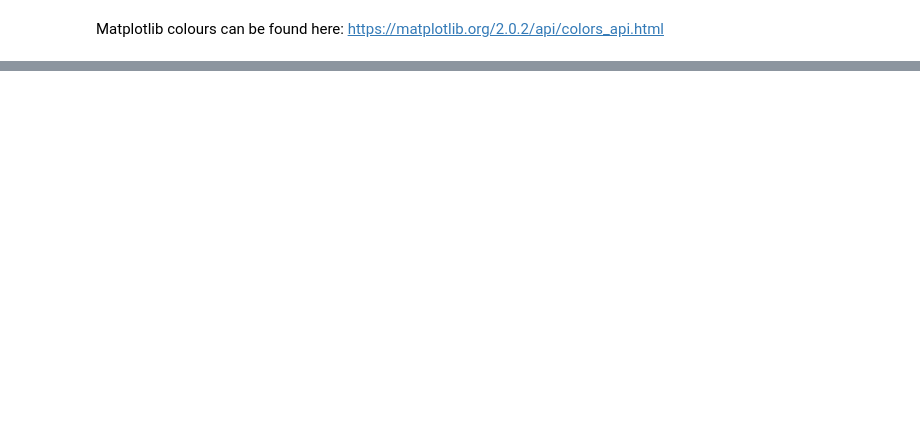
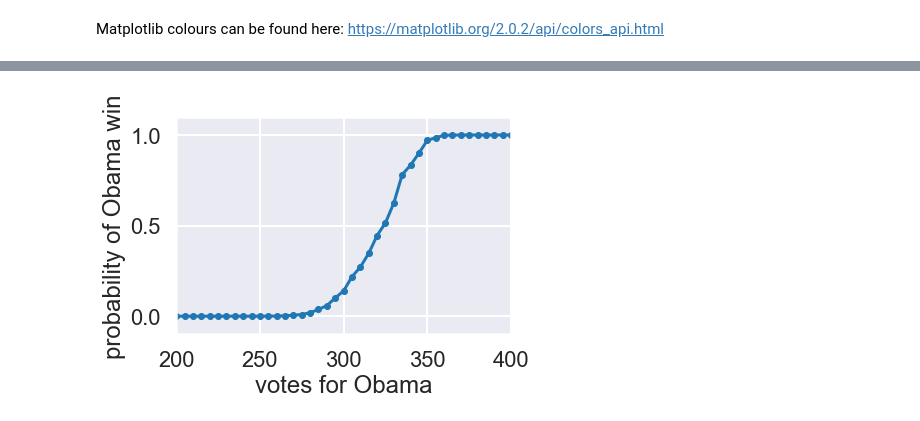
Before and after one commit to chhart/April20-CS109, a Jupyter notebook: Lab 3/13_05 Lab3 Probability.ipynb, the cells around one changed output, grey strips where cells are left out. Drawn from its saved outputs; the diff is of its cells as text; code cells hidden in the pictures; blank space fills up the shorter version.

Commit message:
finishing off probability

```diff
--- a/Lab 3/13_05 Lab3 Probability.ipynb
+++ b/Lab 3/13_05 Lab3 Probability.ipynb
@@ -121,0 +154,4 @@ Matplotlib colours can be found here: https://matplotlib.org/2.0.2/api/colors_ap
+# %%
+CDF = lambda x: np.float(np.sum(result < x))/result.shape[0]
+for votes in [200, 300, 320, 340, 360, 400, 500]:
+    print("Obama Win CDF at votes=", votes, " is ", CDF(votes))
@@ -121,0 +166,10 @@ Matplotlib colours can be found here: https://matplotlib.org/2.0.2/api/colors_ap
+# %%
+votelist=np.arange(0,540,5)
+with sns.axes_style('darkgrid'):
+    plt.plot(votelist, [CDF(v) for v in  votelist], '.-');
+    plt.xlim([200,400])
+    plt.ylim([-0.1,1.1])
+    plt.xlabel("votes for Obama")
+    plt.ylabel("probability of Obama win");
+# %% [output]
+[figure, added]
```
Also changed, not shown: parts of 13 cells of this notebook, 2 other files.
